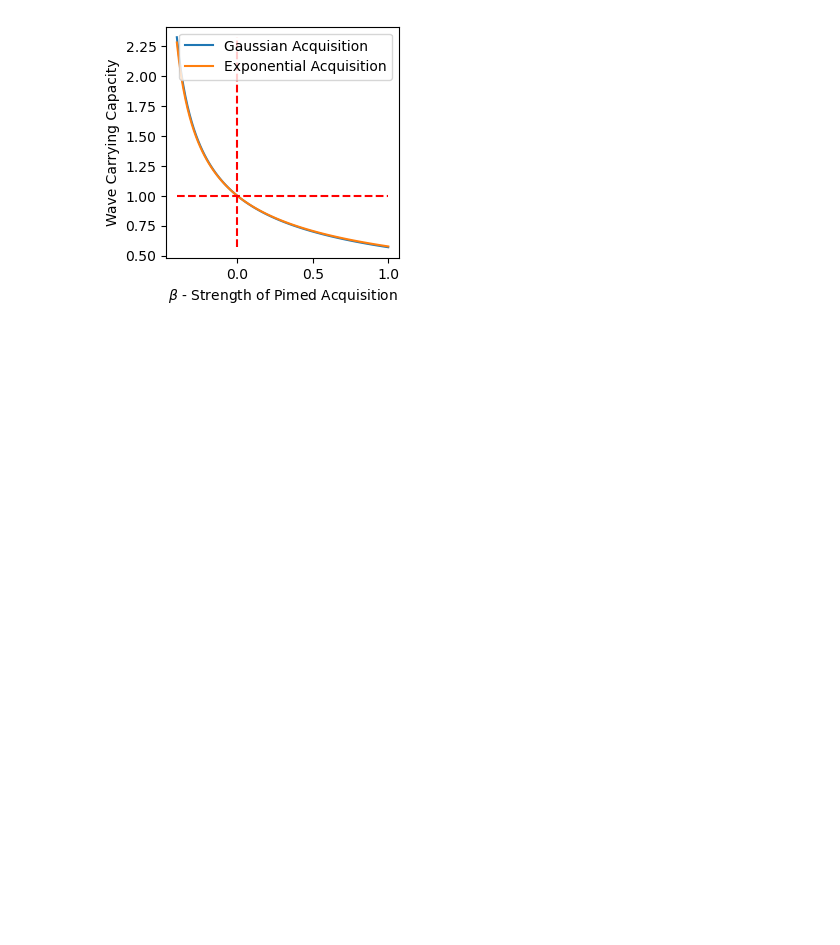
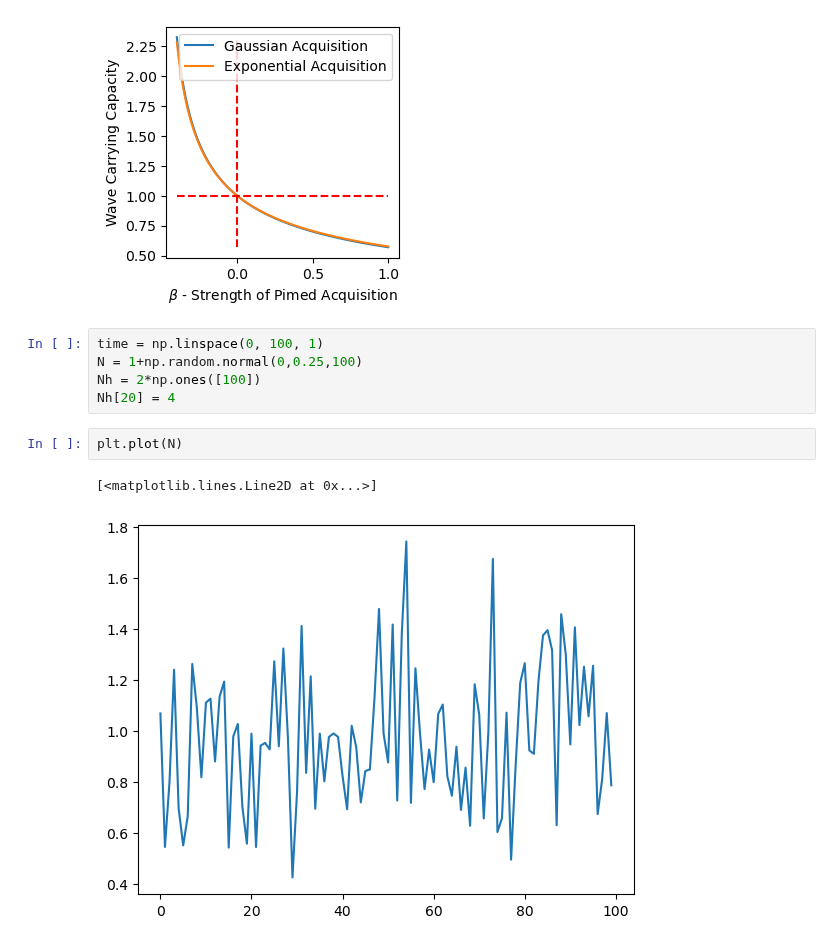
Before and after one commit to zhizhang1445/CRISPR_Sim, a Jupyter notebook: Graphs/plottingRandomStuff.ipynb, the cells around one changed output. Drawn from its saved outputs; the diff is of its cells as text; blank space fills up the shorter version.

```diff
--- a/Graphs/plottingRandomStuff.ipynb
+++ b/Graphs/plottingRandomStuff.ipynb
@@ -45,3 +45,13 @@ plt.legend()
 # %% [output]
 <matplotlib.legend.Legend at 0x...>
 [figure]
+# %%
+time = np.linspace(0, 100, 1)
+N = 1+np.random.normal(0,0.25,100)
+Nh = 2*np.ones([100])
+Nh[20] = 4
+# %%
+plt.plot(N)
+# %% [output]
+[<matplotlib.lines.Line2D at 0x...>]
+[figure, added]
```
Also changed, not shown: 7 other files.
